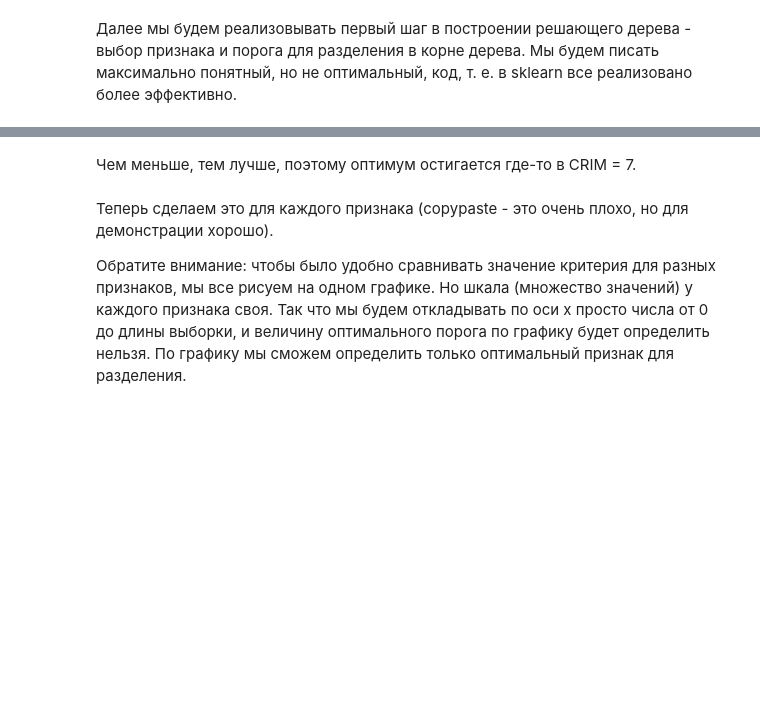
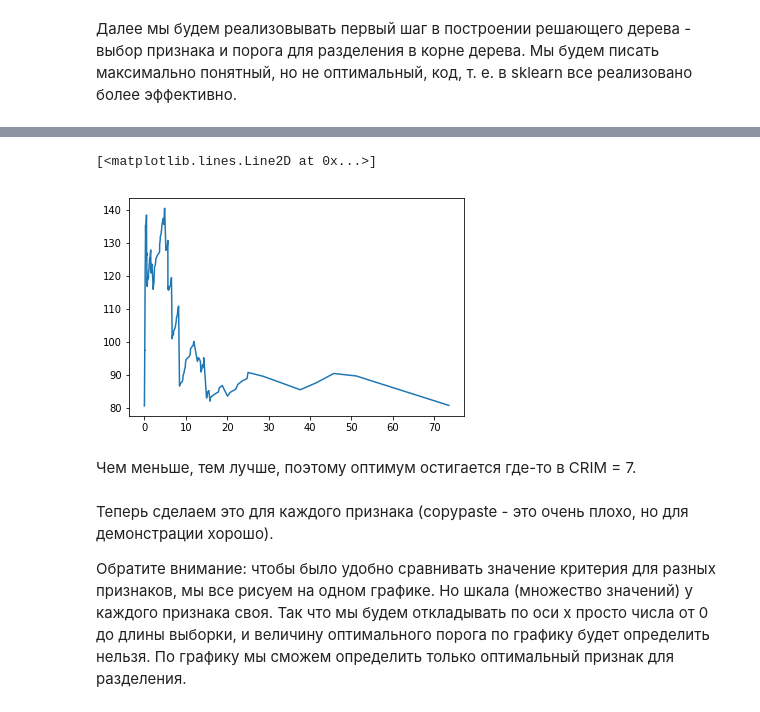
Before and after one commit to yashakb/minor_HSE, a Jupyter notebook: seminars/sem7/sem7.ipynb, the cells around one changed output, grey strips where cells are left out. Saved outputs shown, nothing was run; the diff lists cells and outputs as text; code cells hidden in the pictures; blank space fills up the shorter version.

```diff
--- a/seminars/sem7/sem7.ipynb
+++ b/seminars/sem7/sem7.ipynb
@@ -37,5 +69,9 @@ data_train.head()
 # %%
 # рисуем график порог - качество разделения
+plt.plot(data_train['CRIM'], quals)
+# %% [output]
+[<matplotlib.lines.Line2D at 0x...>]
+[figure, added]
 # %% [markdown]
 Чем меньше, тем лучше, поэтому оптимум остигается где-то в CRIM = 7.
 # %% [markdown]
```
Also changed, not shown: parts of 20 cells of this notebook, 4 other files.
